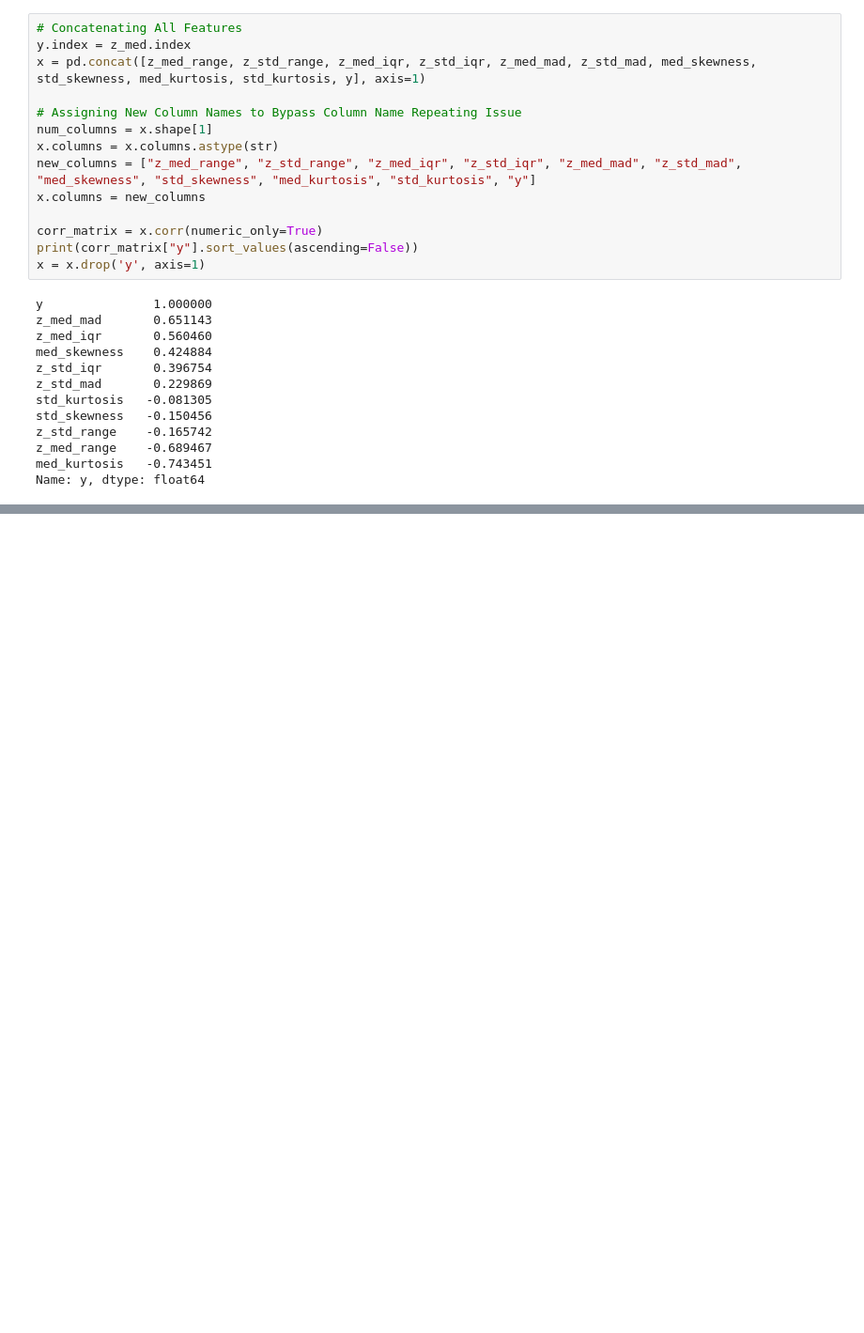
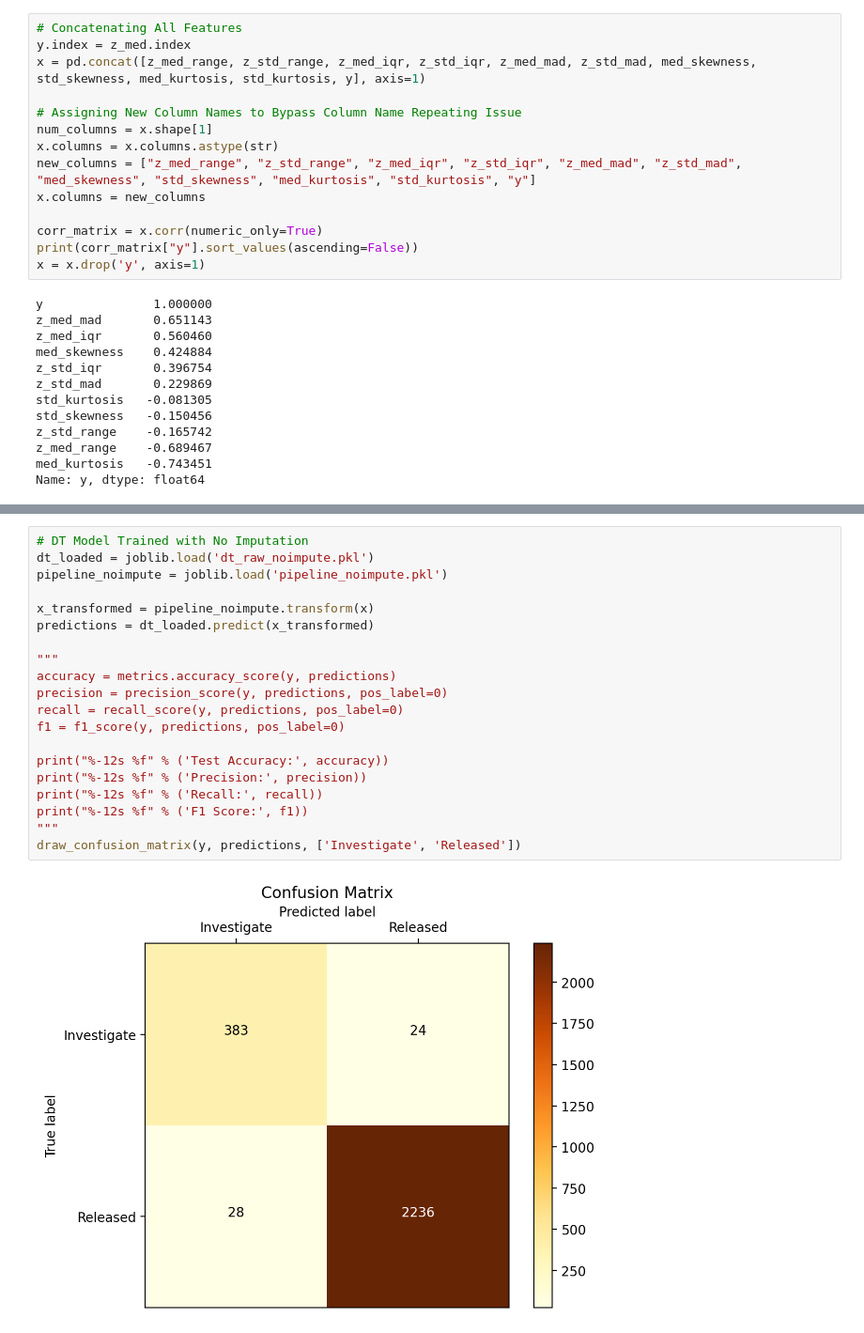
Before and after one commit to chenw7/Tiresias, a Jupyter notebook: Site Classification/Niki Label/IsoForest.ipynb, the cells around one changed output, grey strips where cells are left out. Shown at 94% size. Cells and saved outputs as stored; diff of their text form; blank space fills up the shorter version.

```diff
--- a/Site Classification/Niki Label/IsoForest.ipynb
+++ b/Site Classification/Niki Label/IsoForest.ipynb
@@ -158,2 +202,24 @@ Name: y, dtype: float64
+# %%
+# DT Model Trained with No Imputation
+dt_loaded = joblib.load('dt_raw_noimpute.pkl')
+pipeline_noimpute = joblib.load('pipeline_noimpute.pkl')
+
+x_transformed = pipeline_noimpute.transform(x)
+predictions = dt_loaded.predict(x_transformed)
+
+"""
+accuracy = metrics.accuracy_score(y, predictions)
+precision = precision_score(y, predictions, pos_label=0)
+recall = recall_score(y, predictions, pos_label=0)
+f1 = f1_score(y, predictions, pos_label=0)
+
+print("%-12s %f" % ('Test Accuracy:', accuracy))
+print("%-12s %f" % ('Precision:', precision))
+print("%-12s %f" % ('Recall:', recall))
+print("%-12s %f" % ('F1 Score:', f1))
+"""
+draw_confusion_matrix(y, predictions, ['Investigate', 'Released'])
+# %% [output]
+[figure, added]
 # %%
 # LGBM Model Trained with No Imputation
```
Also changed, not shown: parts of 13 cells of this notebook, 14 other files.
